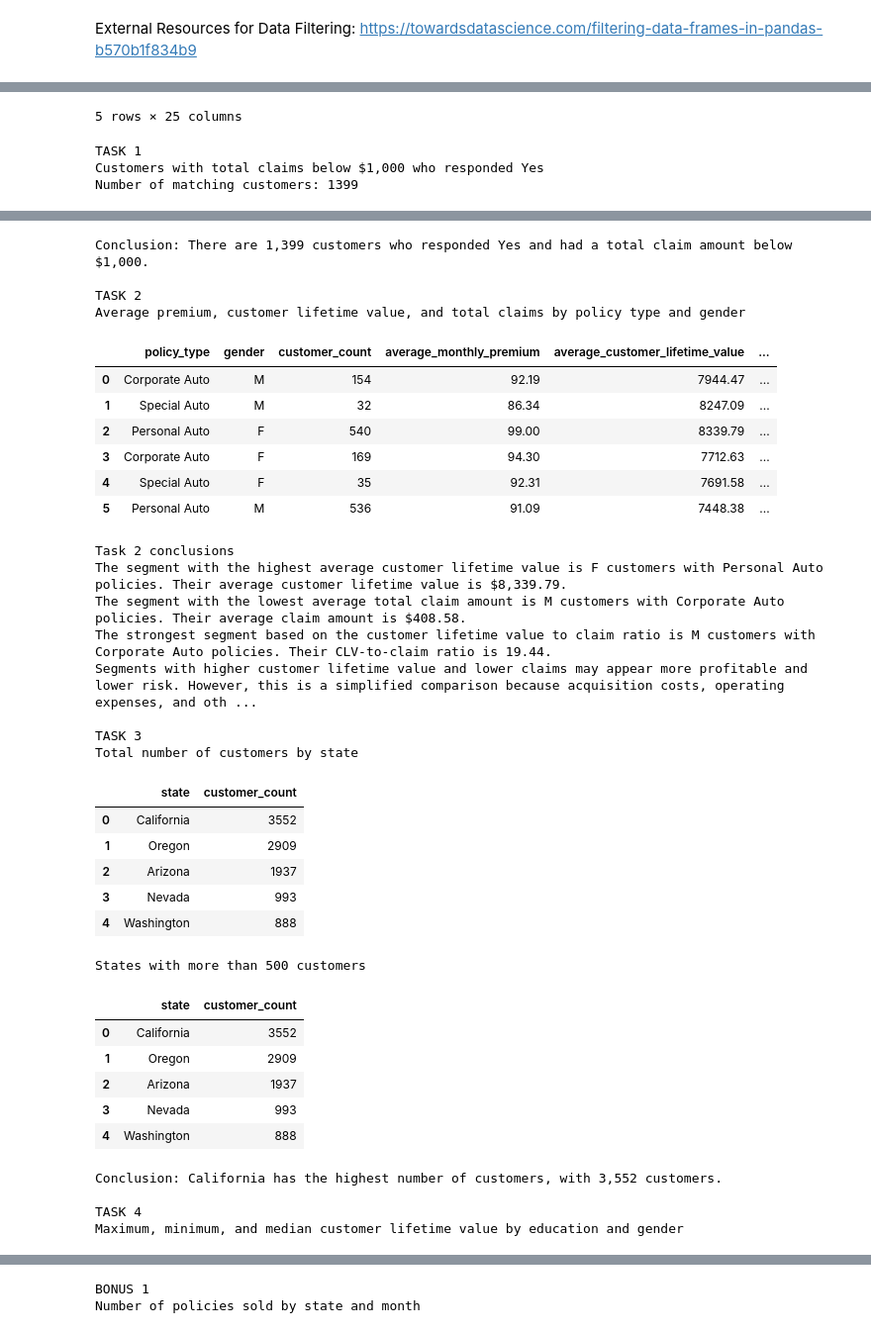
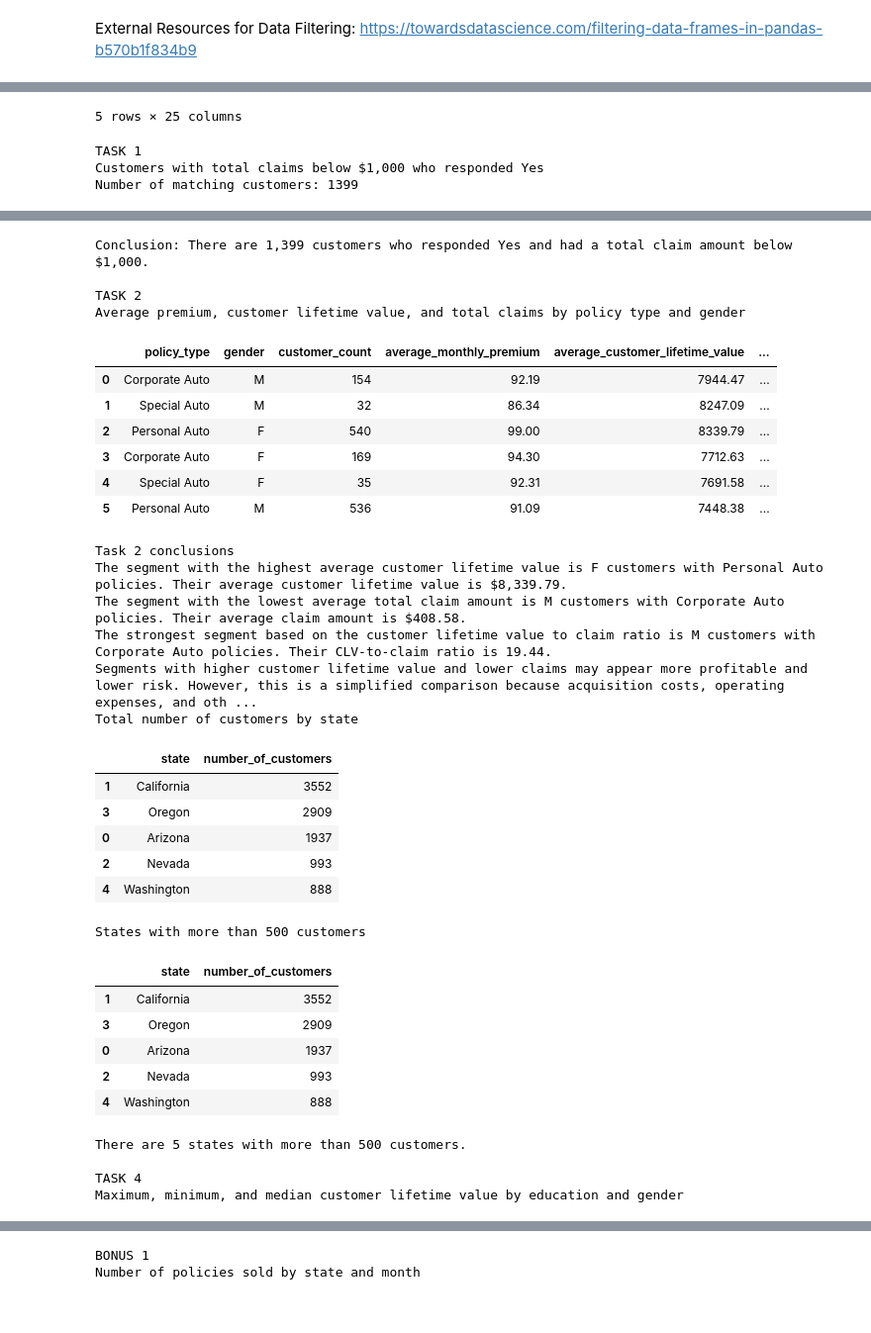
Before and after one commit to jannoelvero/lab-dw-data-aggregation-and-filtering, a Jupyter notebook: lab-dw-aggregating.ipynb, the cells around one changed output, grey strips where cells are left out. Shown at 99% size. Saved outputs shown, nothing was run; the diff lists cells and outputs as text; code cells hidden in the pictures.

Commit message:
complete lab-dw-data-aggregation-and-filtering

```diff
--- a/lab-dw-aggregating.ipynb
+++ b/lab-dw-aggregating.ipynb
@@ -290,48 +290,32 @@ print(
 
 # =========================================================
 # TASK 3
-# Count customers in each state and filter states
-# with more than 500 customers
+# Analyze the total number of customers who have policies
+# in each state, then filter states with more than 500 customers
 # =========================================================
 
+# Count customers by state
 state_customer_counts = (
-    df.groupby(
-        "state",
-        as_index=False
-    )
-    .agg(
-        customer_count=(
-            "customer",
-            "count"
-        )
-    )
-    .sort_values(
-        "customer_count",
-        ascending=False
-    )
-    .reset_index(drop=True)
+    df.groupby("state")
+      .agg(number_of_customers=("customer", "count"))
+      .reset_index()
+      .sort_values("number_of_customers", ascending=False)
 )
 
-print("\nTASK 3")
 print("Total number of customers by state")
-
 display(state_customer_counts)
 
-
+# Filter states with more than 500 customers
 states_above_500 = state_customer_counts[
-    state_customer_counts["customer_count"] > 500
-].copy()
+    state_customer_counts["number_of_customers"] > 500
+]
 
 print("\nStates with more than 500 customers")
-
 display(states_above_500)
 
-
-top_state = state_customer_counts.iloc[0]
-
 print(
-    f"\nConclusion: {top_state['state']} has the highest number "
-    f"of customers, with {top_state['customer_count']:,} customers."
+    f"\nThere are {len(states_above_500)} states with more than "
+    "500 customers."
 )
 
 
@@ -435,49 +419,47 @@ TASK 1
 Customers with total claims below $1,000 who responded Yes
 Number of matching customers: 1399
 |  | customer | state | response | policy_type | gender | monthly_premium_auto | customer_lifetime_value | ... |
 | 3 | XL78013 | Oregon | Yes | Corporate Auto | M | 97 | 22332.439460 | ... |
 | 8 | FM55990 | California | Yes | Personal Auto | M | 154 | 5989.773931 | ... |
 | 15 | CW49887 | California | Yes | Special Auto | F | 114 | 4626.801093 | ... |
 | 19 | NJ54277 | California | Yes | Personal Auto | F | 94 | 3746.751625 | ... |
 | 27 | MQ68407 | Oregon | Yes | Personal Auto | F | 111 | 4376.363592 | ... |
 | 65 | LO57874 | Oregon | Yes | Corporate Auto | M | 63 | 2300.691547 | ... |
 | 67 | KR35099 | Washington | Yes | Personal Auto | M | 64 | 7507.455372 | ... |
 | 69 | QG27547 | Oregon | Yes | Personal Auto | F | 78 | 2867.312197 | ... |
 | 88 | CJ51511 | Arizona | Yes | Corporate Auto | F | 119 | 13466.920710 | ... |
 | 102 | VG56765 | Arizona | Yes | Personal Auto | M | 61 | 2471.528431 | ... |
 Conclusion: There are 1,399 customers who responded Yes and had a total claim amount below $1,000.
 
 TASK 2
 Average premium, customer lifetime value, and total claims by policy type and gender
 |  | policy_type | gender | customer_count | average_monthly_premium | average_customer_lifetime_value | ... |
 | 0 | Corporate Auto | M | 154 | 92.19 | 7944.47 | ... |
 | 1 | Special Auto | M | 32 | 86.34 | 8247.09 | ... |
 | 2 | Personal Auto | F | 540 | 99.00 | 8339.79 | ... |
 | 3 | Corporate Auto | F | 169 | 94.30 | 7712.63 | ... |
 | 4 | Special Auto | F | 35 | 92.31 | 7691.58 | ... |
 | 5 | Personal Auto | M | 536 | 91.09 | 7448.38 | ... |
 Task 2 conclusions
 The segment with the highest average customer lifetime value is F customers with Personal Auto policies. Their average customer lifetime value is $8,339.79.
 The segment with the lowest average total claim amount is M customers with Corporate Auto policies. Their average claim amount is $408.58.
 The strongest segment based on the customer lifetime value to claim ratio is M customers with Corporate Auto policies. Their CLV-to-claim ratio is 19.44.
 Segments with higher customer lifetime value and lower claims may appear more profitable and lower risk. However, this is a simplified comparison because acquisition costs, operating expenses, and oth ...
-
-TASK 3
 Total number of customers by state
-|  | state | customer_count |
-| 0 | California | 3552 |
-| 1 | Oregon | 2909 |
-| 2 | Arizona | 1937 |
-| 3 | Nevada | 993 |
+|  | state | number_of_customers |
+| 1 | California | 3552 |
+| 3 | Oregon | 2909 |
+| 0 | Arizona | 1937 |
+| 2 | Nevada | 993 |
 | 4 | Washington | 888 |
 States with more than 500 customers
-|  | state | customer_count |
-| 0 | California | 3552 |
-| 1 | Oregon | 2909 |
-| 2 | Arizona | 1937 |
-| 3 | Nevada | 993 |
+|  | state | number_of_customers |
+| 1 | California | 3552 |
+| 3 | Oregon | 2909 |
+| 0 | Arizona | 1937 |
+| 2 | Nevada | 993 |
 | 4 | Washington | 888 |
-Conclusion: California has the highest number of customers, with 3,552 customers.
+There are 5 states with more than 500 customers.
 
 TASK 4
 Maximum, minimum, and median customer lifetime value by education and gender
```
Also changed, not shown: parts of 1 cell of this notebook.
